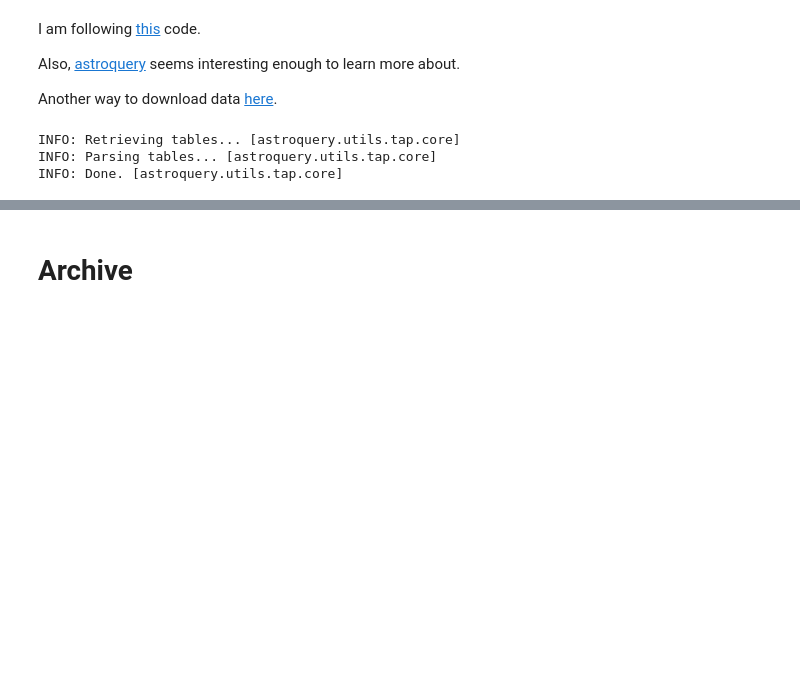
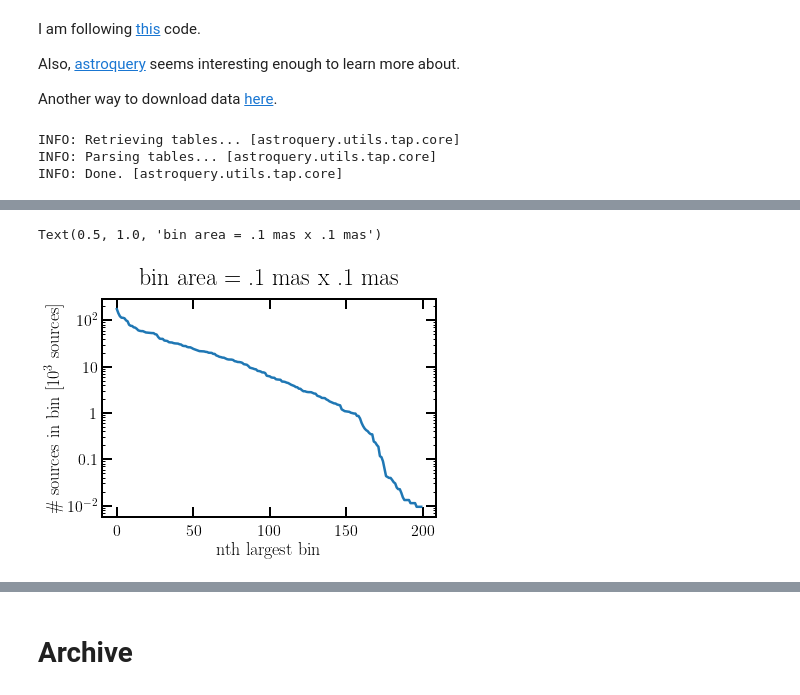
Before and after one commit to gridgway/Astrometric_TSeries_ML, a Jupyter notebook: scratch.ipynb, the cells around one changed output, grey strips where cells are left out. Cells and saved outputs as stored; diff of their text form; code cells hidden in the pictures; blank space fills up the shorter version.

```diff
--- a/scratch.ipynb
+++ b/scratch.ipynb
@@ -520,0 +516,22 @@ scpmrv = SkyCoord(scnow, pm_dec=u.Quantity(tab['pmdec']),
+# %%
+dist_arr = (np.array(tab['parallax'])*u.mas).to(u.pc, u.parallax()).value/1e3
+dist_mask = ~np.isnan(dist_arr) & (dist_arr<16)
+
+ra_arr = np.array(tab['ra'])
+dec_arr = np.array(tab['dec'])
+
+pmra_arr = np.array(tab['pmra'])
+pmra_mask = ~np.isnan(pmra_arr)
+
+pmdec_arr = np.array(tab['pmdec'])
+pmdec_mask = ~np.isnan(pmdec_arr)
+
+# apply masks
+vel_arr = [(dist_arr * pmra_arr*1e3/lt.rad_to_muas)[dist_mask & pmra_mask],
+           (dist_arr * pmdec_arr*1e3/lt.rad_to_muas)[dist_mask & pmdec_mask]]
+
+dist_arr = dist_arr[dist_mask]
+dist_arr = dist_arr[dist_arr<16]
+
+pmra_arr = pmra_arr[pmra_mask]
+pmdec_arr = pmdec_arr[pmdec_mask]
@@ -525 +568,16 @@ scpmrv = SkyCoord(scnow, pm_dec=u.Quantity(tab['pmdec']),
+# %%
+out = np.histogram2d(ra_arr, dec_arr, bins=100)
+# np.sort(out[0].flatten())[-5:]
+# print('widths:', np.diff(out[1])[0], np.diff(out[2])[0])
+
+mas_area = np.diff(out[1])[0] * np.diff(out[2])[0]
+data = np.sort(out[0].flatten())[-200:]/mas_area * .1**2  # to convert to .1 x .1 max box
+plt.plot(np.flipud(data))  # scale up to 1e9 sources
+plt.yscale('log')
+plt.xlabel('nth largest bin')
+plt.ylabel('\# sources in bin [$10^3$ sources]')
+plt.title('bin area = .1 mas x .1 mas')
+# %% [output]
+Text(0.5, 1.0, 'bin area = .1 mas x .1 mas')
+[figure, added]
 # %%
```
Also changed, not shown: parts of 19 cells of this notebook, 2 other files.
